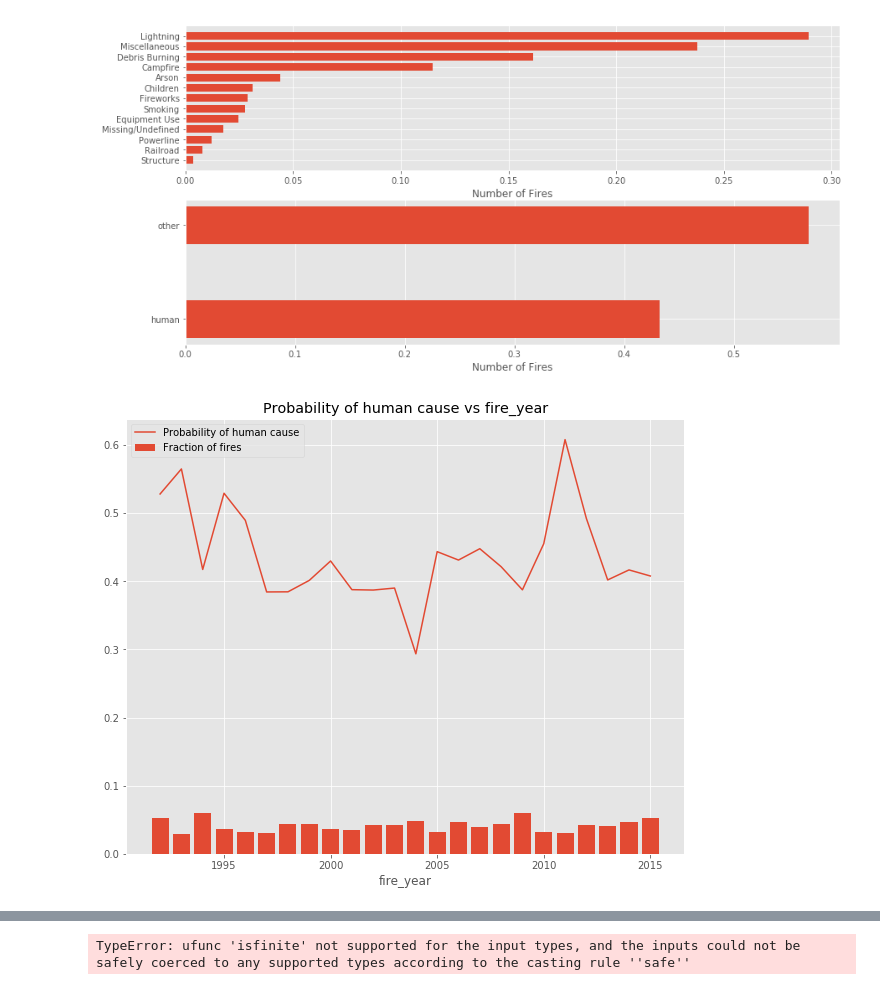
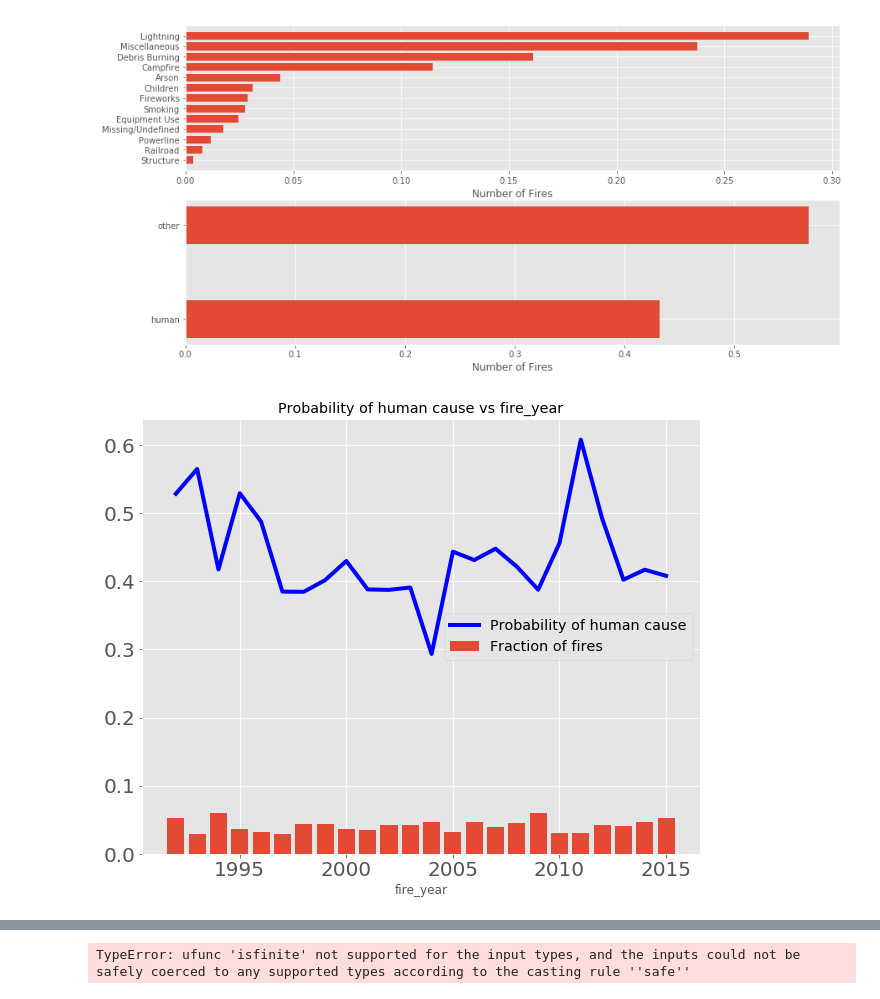
Before and after one commit to magstewart/wildfire-project, a Jupyter notebook: Wildfires_EDA.ipynb, the cells around one changed output, grey strips where cells are left out. Cells and saved outputs as stored; diff of their text form; code cells hidden in the pictures.

Commit message:
add model.py and plot.py

```diff
--- a/Wildfires_EDA.ipynb
+++ b/Wildfires_EDA.ipynb
@@ -13,4 +18,6 @@ plt.style.use('ggplot')
 %load_ext autoreload
 %autoreload 2
 # %%
-df = pd.read_csv('data/clean_fire_data.csv')
+df = pd.read_csv('data/merged_data.csv')
+# %%
+df.drop_duplicates(inplace=True)
@@ -17,3 +42,6 @@ df = pd.read_csv('data/clean_fire_data.csv')
 # %%
 df['date_start'] = pd.to_datetime(df['date_start'])
 df['date_end'] = pd.to_datetime(df['date_end'])
+# %%
+df['tmax'].loc[df['tmax'] == 606.0] = 60.6
+df['tmax'].loc[df['tmax'] == 512.0] = 51.2
@@ -65,7 +90,7 @@ def univariate_plot(var1, ax, df=df):
 # %%
 fig, ax = plt.subplots(figsize=(10,8))
-univariate_plot('fire_year', ax)
+plot.univariate_plot('fire_year', ax, df)
 # %% [output]
-[figure, old version]
+[figure, new version]
 # %%
 fig, ax = plt.subplots(figsize=(10,8))
```
Also changed, not shown: parts of 38 cells of this notebook, 5 other files.
